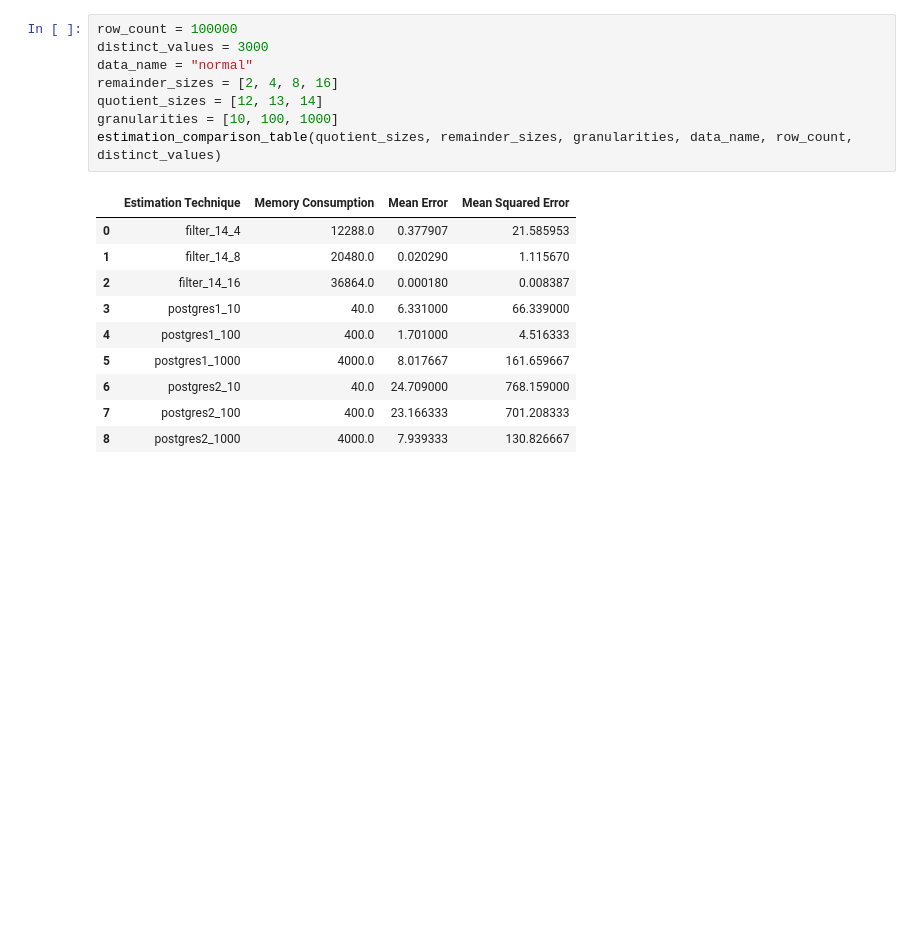
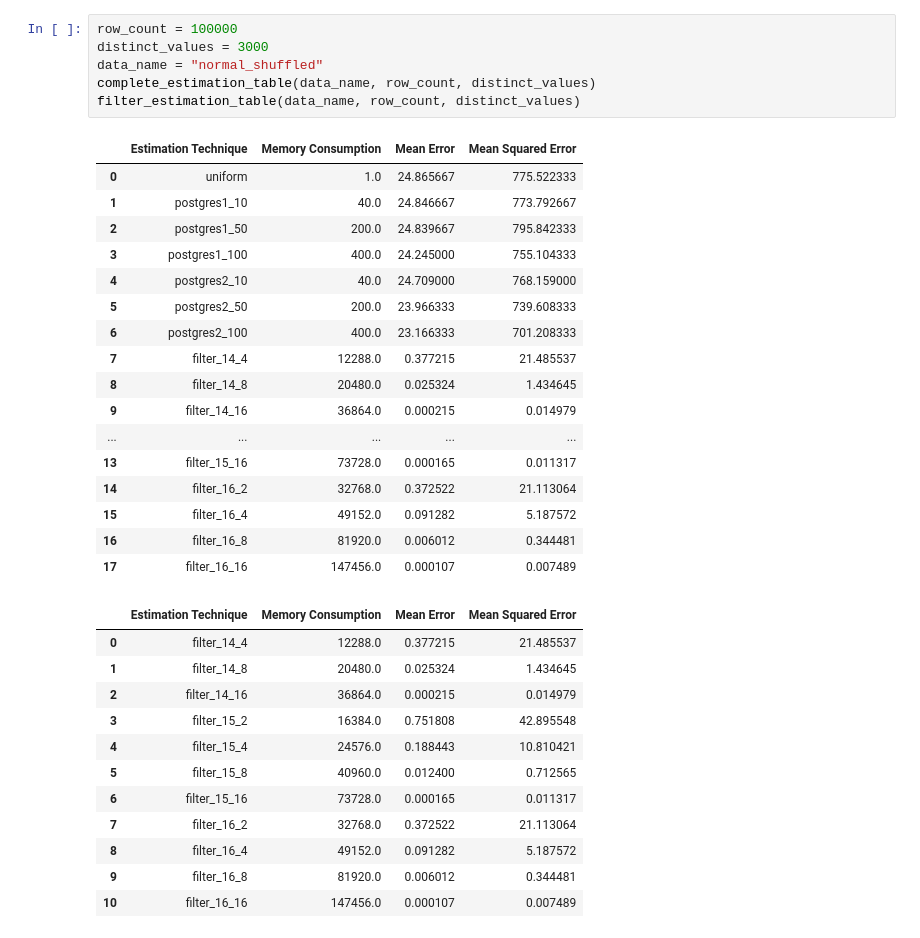
Before and after one commit to ArneMayer/MasterarbeitJupyter, a Jupyter notebook: Cardinality Estimation.ipynb, the cells around one changed output. Saved outputs shown, nothing was run; the diff lists cells and outputs as text; blank space fills up the shorter version.

Commit message:
uniform assumption and new tables

```diff
--- a/Cardinality Estimation.ipynb
+++ b/Cardinality Estimation.ipynb
@@ -215,23 +250,40 @@ def estimation_comparison_table(quotient_sizes, remainder_sizes, granularity, da
     data_frame_to_tex(df, 'plots/cardinality_estimation/{}.tex'.format(file_name))
-# %%
-row_count = 100000
-distinct_values = 3000
-data_name = "normal"
-remainder_sizes = [2, 4, 8, 16]
-quotient_sizes = [12, 13, 14]
-granularities = [10, 100, 1000]
-estimation_comparison_table(quotient_sizes, remainder_sizes, granularities, data_name, row_count, distinct_values)
-# %% [output]
-|  | Estimation Technique | Memory Consumption | Mean Error | Mean Squared Error |
-| 0 | filter_14_4 | 12288.0 | 0.377907 | 21.585953 |
-| 1 | filter_14_8 | 20480.0 | 0.020290 | 1.115670 |
-| 2 | filter_14_16 | 36864.0 | 0.000180 | 0.008387 |
-| 3 | postgres1_10 | 40.0 | 6.331000 | 66.339000 |
-| 4 | postgres1_100 | 400.0 | 1.701000 | 4.516333 |
-| 5 | postgres1_1000 | 4000.0 | 8.017667 | 161.659667 |
-| 6 | postgres2_10 | 40.0 | 24.709000 | 768.159000 |
-| 7 | postgres2_100 | 400.0 | 23.166333 | 701.208333 |
-| 8 | postgres2_1000 | 4000.0 | 7.939333 | 130.826667 |
+# %%
+row_count = 100000
+distinct_values = 3000
+data_name = "normal_shuffled"
+complete_estimation_table(data_name, row_count, distinct_values)
+filter_estimation_table(data_name, row_count, distinct_values)
+# %% [output]
+|  | Estimation Technique | Memory Consumption | Mean Error | Mean Squared Error |
+| 0 | uniform | 1.0 | 24.865667 | 775.522333 |
+| 1 | postgres1_10 | 40.0 | 24.846667 | 773.792667 |
+| 2 | postgres1_50 | 200.0 | 24.839667 | 795.842333 |
+| 3 | postgres1_100 | 400.0 | 24.245000 | 755.104333 |
+| 4 | postgres2_10 | 40.0 | 24.709000 | 768.159000 |
+| 5 | postgres2_50 | 200.0 | 23.966333 | 739.608333 |
+| 6 | postgres2_100 | 400.0 | 23.166333 | 701.208333 |
+| 7 | filter_14_4 | 12288.0 | 0.377215 | 21.485537 |
+| 8 | filter_14_8 | 20480.0 | 0.025324 | 1.434645 |
+| 9 | filter_14_16 | 36864.0 | 0.000215 | 0.014979 |
+| ... | ... | ... | ... | ... |
+| 13 | filter_15_16 | 73728.0 | 0.000165 | 0.011317 |
+| 14 | filter_16_2 | 32768.0 | 0.372522 | 21.113064 |
+| 15 | filter_16_4 | 49152.0 | 0.091282 | 5.187572 |
+| 16 | filter_16_8 | 81920.0 | 0.006012 | 0.344481 |
+| 17 | filter_16_16 | 147456.0 | 0.000107 | 0.007489 |
+|  | Estimation Technique | Memory Consumption | Mean Error | Mean Squared Error |
+| 0 | filter_14_4 | 12288.0 | 0.377215 | 21.485537 |
+| 1 | filter_14_8 | 20480.0 | 0.025324 | 1.434645 |
+| 2 | filter_14_16 | 36864.0 | 0.000215 | 0.014979 |
+| 3 | filter_15_2 | 16384.0 | 0.751808 | 42.895548 |
+| 4 | filter_15_4 | 24576.0 | 0.188443 | 10.810421 |
+| 5 | filter_15_8 | 40960.0 | 0.012400 | 0.712565 |
+| 6 | filter_15_16 | 73728.0 | 0.000165 | 0.011317 |
+| 7 | filter_16_2 | 32768.0 | 0.372522 | 21.113064 |
+| 8 | filter_16_4 | 49152.0 | 0.091282 | 5.187572 |
+| 9 | filter_16_8 | 81920.0 | 0.006012 | 0.344481 |
+| 10 | filter_16_16 | 147456.0 | 0.000107 | 0.007489 |
 # %%
 remainder_sizes = [2, 4, 8, 16]
 quotient_sizes = [12, 13, 14]
```
Also changed, not shown: parts of 3 cells of this notebook, 2 other files.
